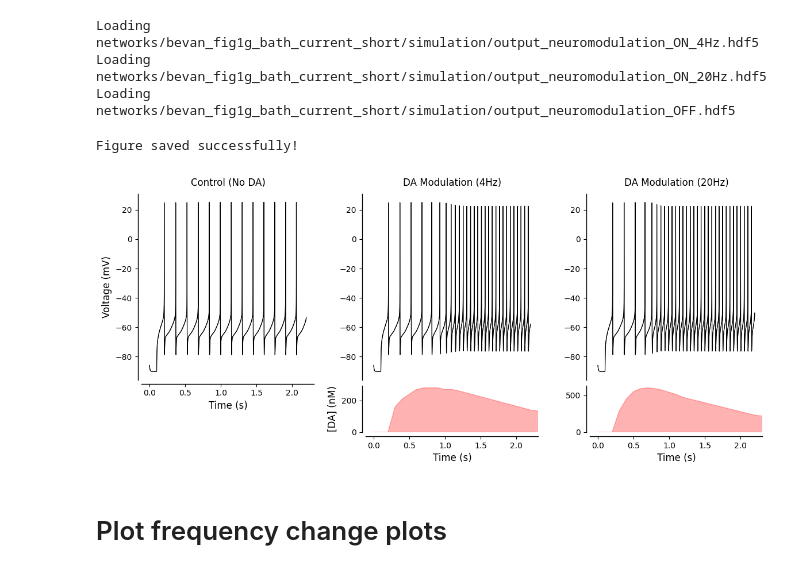
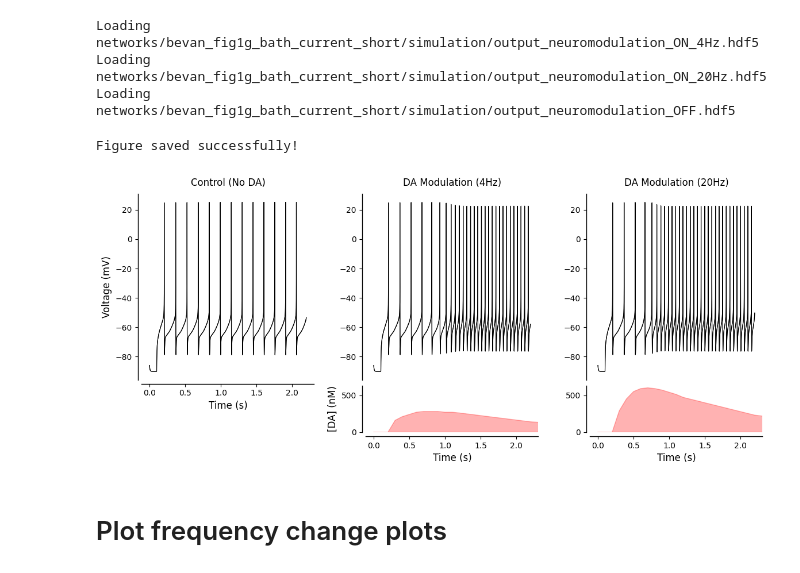
Before and after one commit to Hjorthmedh/Snudda-neuromodulation-article, a Jupyter notebook: virtual_experiments/LahiriBevan2020-fig1G/Bevan2020-fig1G-short.ipynb, the cells around one changed output. Drawn from its saved outputs; the diff is of its cells as text; code cells hidden in the pictures.

```diff
--- a/virtual_experiments/LahiriBevan2020-fig1G/Bevan2020-fig1G-short.ipynb
+++ b/virtual_experiments/LahiriBevan2020-fig1G/Bevan2020-fig1G-short.ipynb
@@ -244,6 +332,9 @@ ax3.sharey(ax1)
 
 ax2_sub.sharex(ax2)
 ax3_sub.sharex(ax3)
+
+# Make DA subpanels share y-axis
+ax2_sub.sharey(ax3_sub)
 
 # Set labels for voltage panels
 ax1.set_ylabel('Voltage (mV)', fontsize=12)
@@ -285,34 +376,34 @@ ax3.set_ylabel('')
 ax3_sub.set_ylabel('')
 
 # Align x-axes for voltage and DA subpanels
 ax2.sharex(ax2_sub)
 ax3.sharex(ax3_sub)
 
 # Remove x-tick labels from voltage panels that have DA subpanels below
 # ax2.set_xticklabels([])
 # ax3.set_xticklabels([])
 # ax2.set_xlabel('')
 # ax3.set_xlabel('')
 
 # Adjust DA subpanel appearance
 for ax_sub in [ax2_sub, ax3_sub]:
     ax_sub.set_ylim(bottom=0)
     ax_sub.spines['left'].set_position(('outward', 5))
     ax_sub.spines['bottom'].set_position(('outward', 5))
 
 # Adjust main panel appearance
 for ax in [ax1, ax2, ax3]:
     ax.spines['left'].set_position(('outward', 5))
     ax.spines['bottom'].set_position(('outward', 5))
 
 plt.savefig('figures/replicating_bevan_fig1g.png', dpi=300, bbox_inches='tight')
 plt.savefig('figures/replicating_bevan_fig1g.pdf', bbox_inches='tight')
 print("Figure saved successfully!")
 plt.show()
 plt.close()
 # %% [output]
 Figure saved successfully!
-[figure, old version]
+[figure, new version]
 # %% [markdown]
 # Plot frequency change plots
 # %%
```
Also changed, not shown: parts of 10 cells of this notebook, 8 other files.
